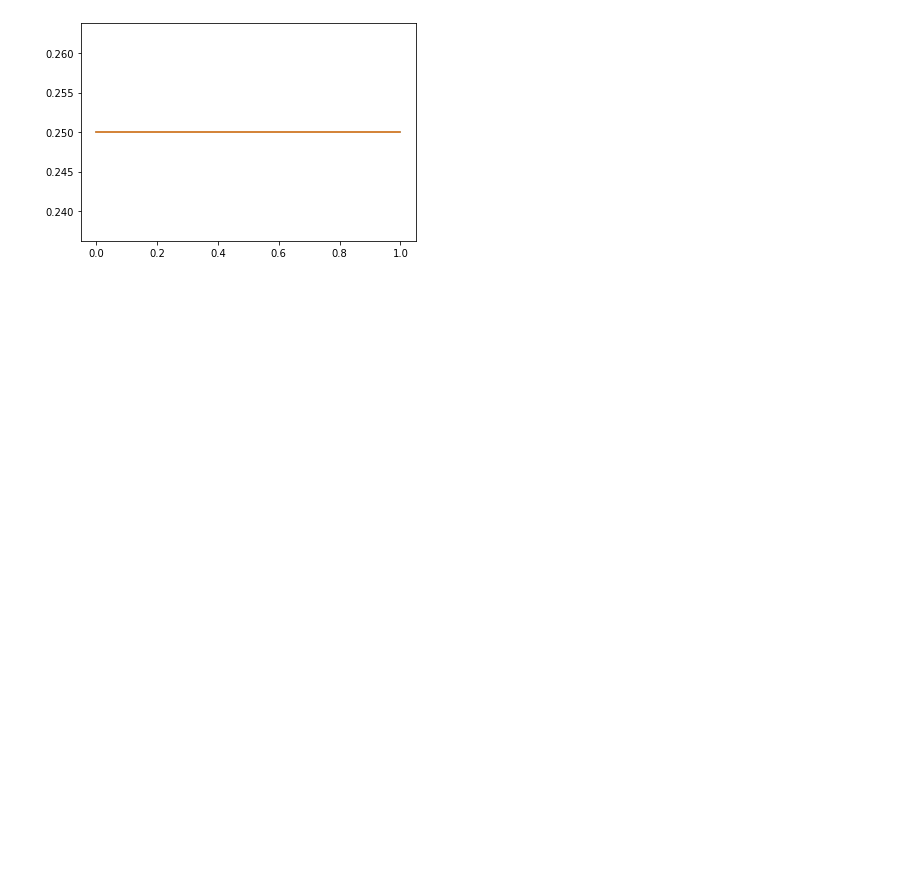
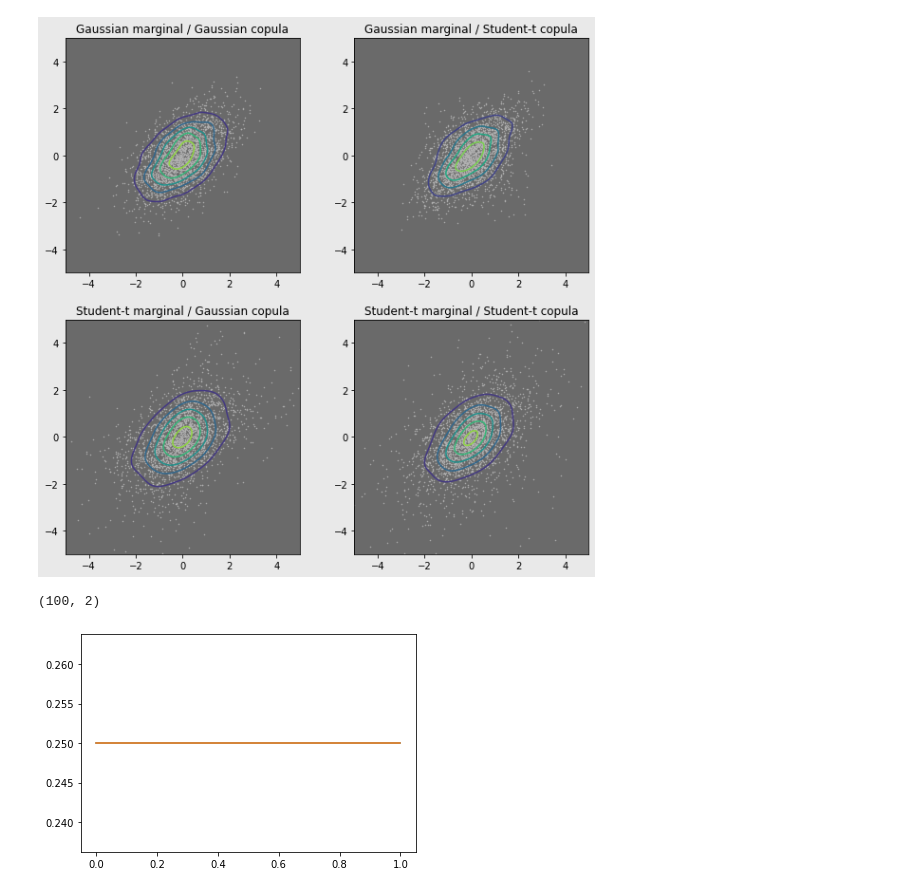
Before and after one commit to xyise/xyise.github.io, a Jupyter notebook: notebook/triangle/four_triangle.ipynb, the cells around one changed output. Saved outputs shown, nothing was run; the diff lists cells and outputs as text; code cells hidden in the pictures; blank space fills up the shorter version.

```diff
--- a/notebook/triangle/four_triangle.ipynb
+++ b/notebook/triangle/four_triangle.ipynb
@@ -10,3 +6,55 @@ import ptvsd
+# %%
+r = 0.5
+n = 2500
+cov = np.array([[1.0,r],[r,1.0]])
+gg = np.random.multivariate_normal([0,0], cov, n).T
+df = 4
+tt = gg / np.sqrt(np.random.chisquare(df, n)/df)
+tg = scipy.stats.t.ppf(scipy.stats.norm.cdf(gg), df)
+gt = scipy.stats.norm.ppf(scipy.stats.t.cdf(tt, df))
+# %%
+vlim = [-5, 5]
+klim = [-10, 10]
+def plot(xy, title):
+
+    ax.patch.set_facecolor(0.2*np.array([1,1,1]))
+    ax.patch.set_alpha(0.7)
+    plt.plot(xy[0], xy[1], '.', ms=1, c = 0.7*np.array([1,1,1]), zorder = -10)
+
+    x = np.linspace(klim[0], klim[1], 201)
+    X,Y = np.meshgrid(x, x)
+    p = np.vstack([X.ravel(), Y.ravel()])
+    v = np.vstack([xy[0], xy[1]])
+    k = scipy.stats.gaussian_kde(v)
+    Z = np.reshape(k(p).T, X.shape)
+
+    plt.contour(X,Y,Z,levels=5)
+
+    plt.xlim(vlim)
+    plt.ylim(vlim)
+    ax.set_title(title)
+    ax.set_aspect('equal')
+
+fig = plt.figure(figsize=(10,10))
+fig.patch.set_facecolor('#E0E0E0')
+fig.patch.set_alpha(0.7)
+
+ax = fig.add_subplot(221)
+plot(gg, 'Gaussian marginal / Gaussian copula')
+ax = fig.add_subplot(222)
+plot(gt, 'Gaussian marginal / Student-t copula')
+ax = fig.add_subplot(223)
+plot(tg, 'Student-t marginal / Gaussian copula')
+ax = fig.add_subplot(224)
+plot(tt, 'Student-t marginal / Student-t copula')
+
+plt.show()
+# %% [output]
+[figure, added]
+# %%
+xm.shape
+# %% [output]
+(100, 2)
 # %%
 factor = 1/ (np.sqrt(3) * 3)
 target = 3/4*np.sqrt(3)
```
Also changed, not shown: parts of 1 cell of this notebook, 4 other files.
